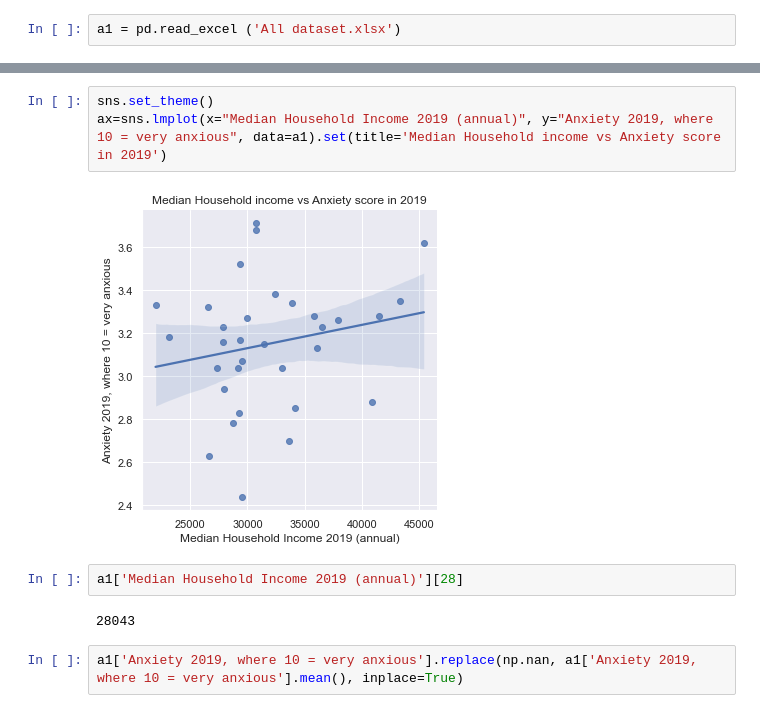
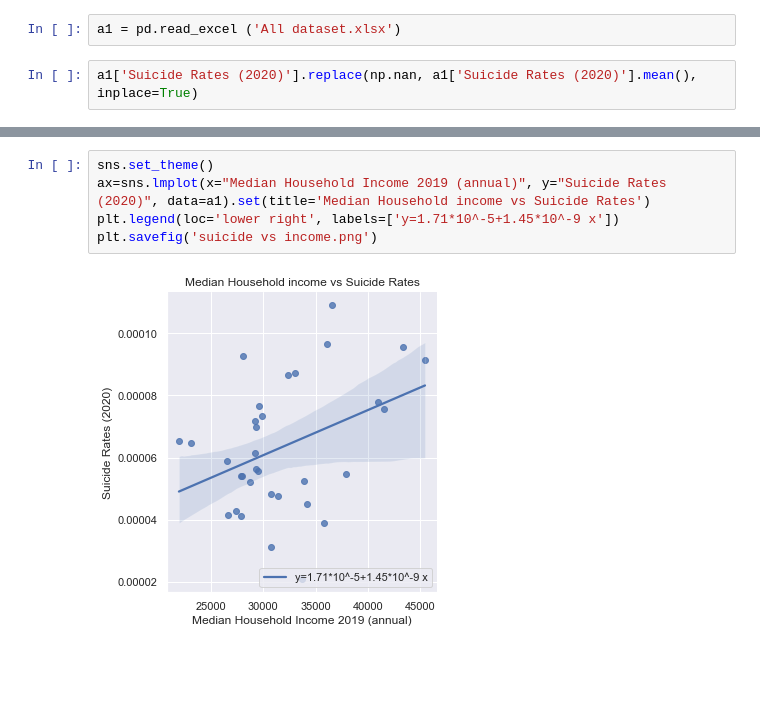
Before and after one commit to alyssageorgee/alyssageorge.github.io, a Jupyter notebook: regression.ipynb, the cells around one changed output, grey strips where cells are left out. Saved outputs shown, nothing was run; the diff lists cells and outputs as text; blank space fills up the shorter version.

```diff
--- a/regression.ipynb
+++ b/regression.ipynb
@@ -6,3 +6,5 @@ from scipy.stats import linregress
 import matplotlib.pyplot as plt
 # %%
 a1 = pd.read_excel ('All dataset.xlsx')
+# %%
+a1['Suicide Rates (2020)'].replace(np.nan, a1['Suicide Rates (2020)'].mean(), inplace=True)
@@ -9,11 +15,7 @@ a1 = pd.read_excel ('All dataset.xlsx')
 # %%
 sns.set_theme()
-ax=sns.lmplot(x="Median Household Income 2019 (annual)", y="Anxiety 2019, where 10 = very anxious", data=a1).set(title='Median Household income vs Anxiety score in 2019')
+ax=sns.lmplot(x="Median Household Income 2019 (annual)", y="Suicide Rates (2020)", data=a1).set(title='Median Household income vs Suicide Rates')
+plt.legend(loc='lower right', labels=['y=1.71*10^-5+1.45*10^-9 x'])
+plt.savefig('suicide vs income.png')
 # %% [output]
-[figure, old version]
+[figure, new version]
-# %%
-a1['Median Household Income 2019 (annual)'][28]
-# %% [output]
-28043
-# %%
-a1['Anxiety 2019, where 10 = very anxious'].replace(np.nan, a1['Anxiety 2019, where 10 = very anxious'].mean(), inplace=True)
```
Also changed, not shown: parts of 4 cells of this notebook, 5 other files.
